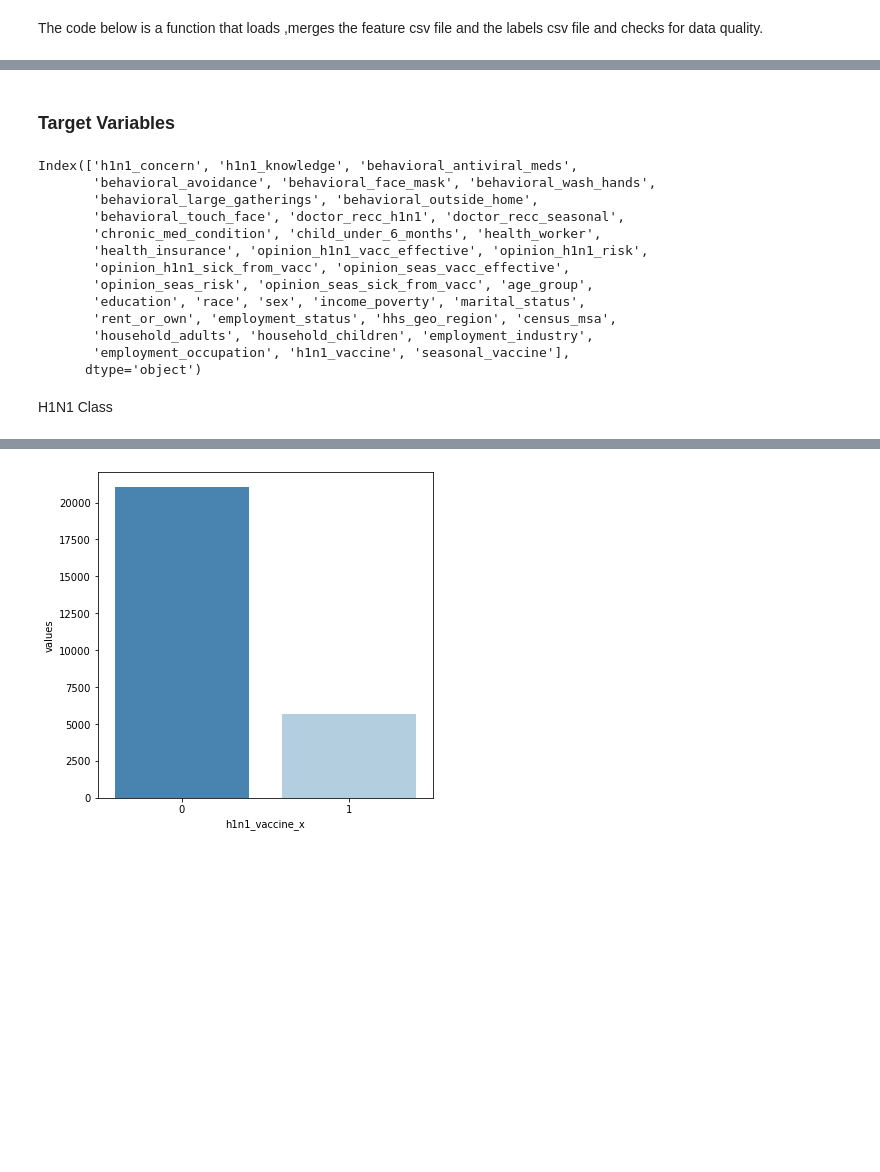
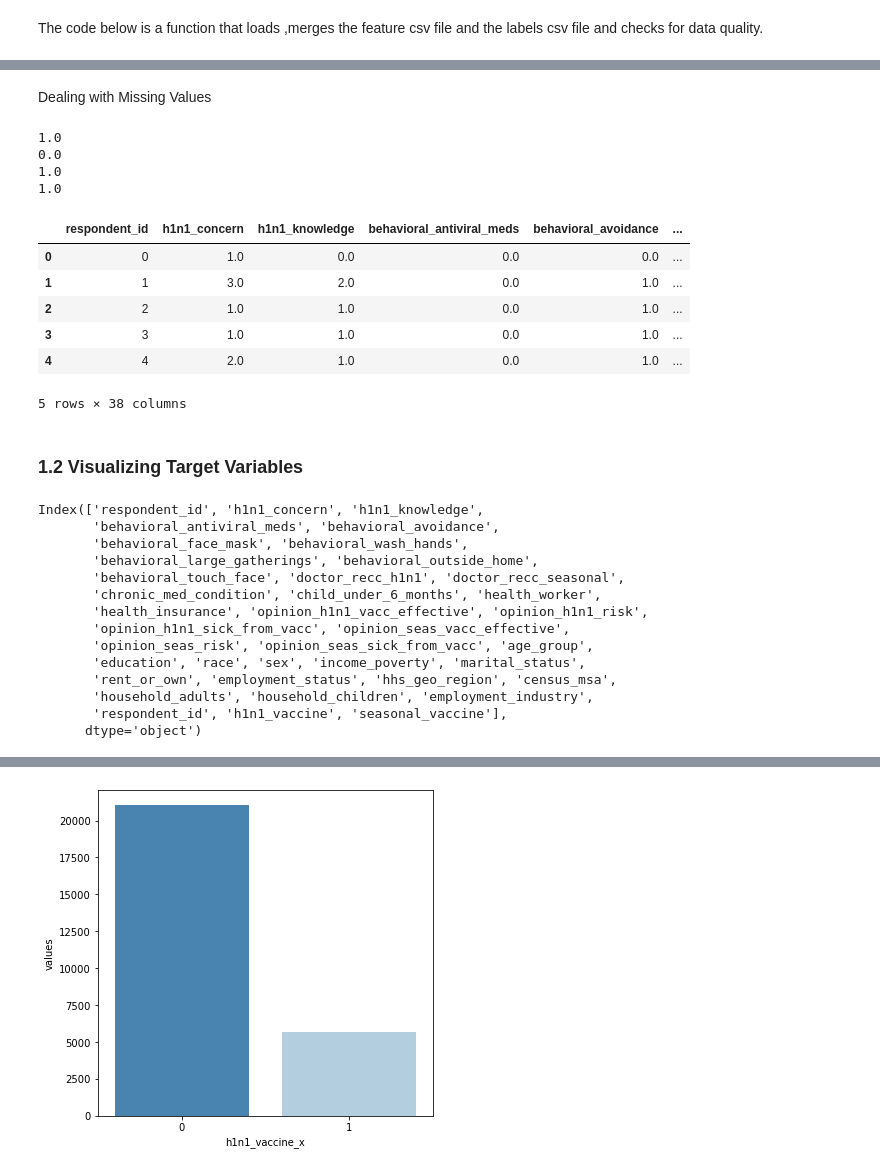
Before and after one commit to sophline/Vaccination_prediction, a Jupyter notebook: prediction.ipynb, the cells around one changed output, grey strips where cells are left out. Cells and saved outputs as stored; diff of their text form; code cells hidden in the pictures; blank space fills up the shorter version.

```diff
--- a/prediction.ipynb
+++ b/prediction.ipynb
@@ -245,0 +306,2 @@ Data columns (total 37 columns):
+# %% [markdown]
+Dealing with Missing Values
@@ -246,5 +317,31 @@ Data columns (total 37 columns):
+# %%
+#Perform data imputation for numerical columns
+print(np.round(df2['household_children'].mean()))
+print(np.round(df1['household_children'].mode()[0]))
+
+print(np.round(df2['household_adults'].mean()))
+print(np.round(df1['household_adults'].mode()[0]))
+# %% [output]
+1.0
+0.0
+1.0
+1.0
+# %%
+B = df3
+A = df_training.copy()
+frames = [A,B]
+Data = pd.concat(frames,axis=1)
+Data.head()
+# %% [output]
+|  | respondent_id | h1n1_concern | h1n1_knowledge | behavioral_antiviral_meds | behavioral_avoidance | ... |
+| 0 | 0 | 1.0 | 0.0 | 0.0 | 0.0 | ... |
+| 1 | 1 | 3.0 | 2.0 | 0.0 | 1.0 | ... |
+| 2 | 2 | 1.0 | 1.0 | 0.0 | 1.0 | ... |
+| 3 | 3 | 1.0 | 1.0 | 0.0 | 1.0 | ... |
+| 4 | 4 | 2.0 | 1.0 | 0.0 | 1.0 | ... |
+5 rows × 38 columns
 # %% [markdown]
-### Target Variables
+### 1.2 Visualizing Target Variables
 # %%
 #Assign H1n1 as target variable and season flu as other target variable
 
@@ -259,8 +351,9 @@ data = pd.merge(features, labels, on="respondent_id").drop(columns='respondent_i
 # %%
-df.columns
+Data.columns
 # %% [output]
-Index(['h1n1_concern', 'h1n1_knowledge', 'behavioral_antiviral_meds',
-       'behavioral_avoidance', 'behavioral_face_mask', 'behavioral_wash_hands',
+Index(['respondent_id', 'h1n1_concern', 'h1n1_knowledge',
+       'behavioral_antiviral_meds', 'behavioral_avoidance',
+       'behavioral_face_mask', 'behavioral_wash_hands',
        'behavioral_large_gatherings', 'behavioral_outside_home',
        'behavioral_touch_face', 'doctor_recc_h1n1', 'doctor_recc_seasonal',
        'chronic_med_condition', 'child_under_6_months', 'health_worker',
@@ -270,7 +363,5 @@ Index(['h1n1_concern', 'h1n1_knowledge', 'behavioral_antiviral_meds',
        'education', 'race', 'sex', 'income_poverty', 'marital_status',
        'rent_or_own', 'employment_status', 'hhs_geo_region', 'census_msa',
        'household_adults', 'household_children', 'employment_industry',
-       'employment_occupation', 'h1n1_vaccine', 'seasonal_vaccine'],
+       'respondent_id', 'h1n1_vaccine', 'seasonal_vaccine'],
       dtype='object')
-# %% [markdown]
-H1N1 Class
```
Also changed, not shown: parts of 39 cells of this notebook.
